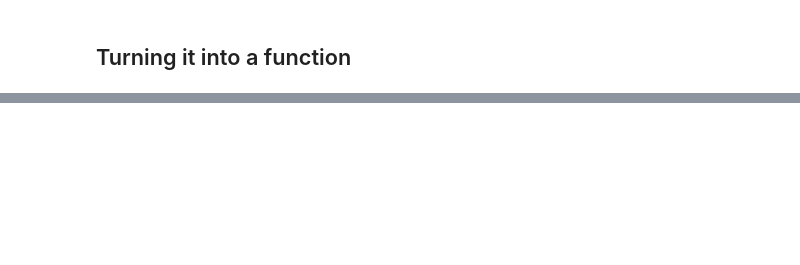
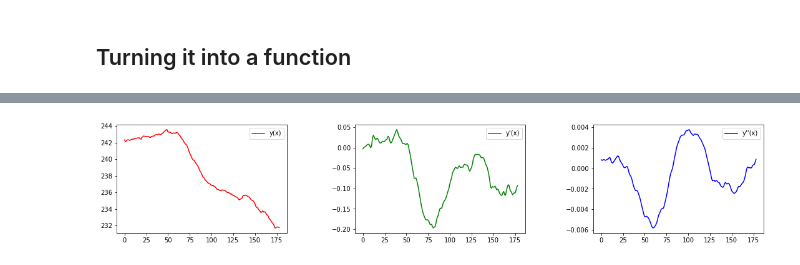
Before and after one commit to Matthew1309/dad_weight, a Jupyter notebook: dads_weight_data.ipynb, the cells around one changed output, grey strips where cells are left out. Cells and saved outputs as stored; diff of their text form; code cells hidden in the pictures; blank space fills up the shorter version.

```diff
--- a/dads_weight_data.ipynb
+++ b/dads_weight_data.ipynb
@@ -189,0 +256,21 @@ np.mean(rollingFun(df['weights'], 20, np.std))
+# %%
+rollingAverage = rollingFun(df['weights'], 15)
+drolldt = rollingFun(np.gradient(rollingAverage), 10)
+droll2dt = rollingFun(np.gradient(drolldt), 20)
+
+fig,ax = plt.subplots(1,3, figsize=(18,3))
+ax[0].plot(rollingAverage, color='red', label="y(x)")
+ax[1].plot(drolldt, color='green', label="y'(x)")
+ax[2].plot(droll2dt, color='blue', label="y''(x)")
+[a.legend(loc='upper right') for a in ax]
+
+plt.subplots_adjust(left=0.1,
+                    bottom=0.1,
+                    right=0.9,
+                    top=0.9,
+                    wspace=0.4,
+                    hspace=0.4)
+
+plt.show()
+# %% [output]
+[figure, added]
```
Also changed, not shown: parts of 12 cells of this notebook.
